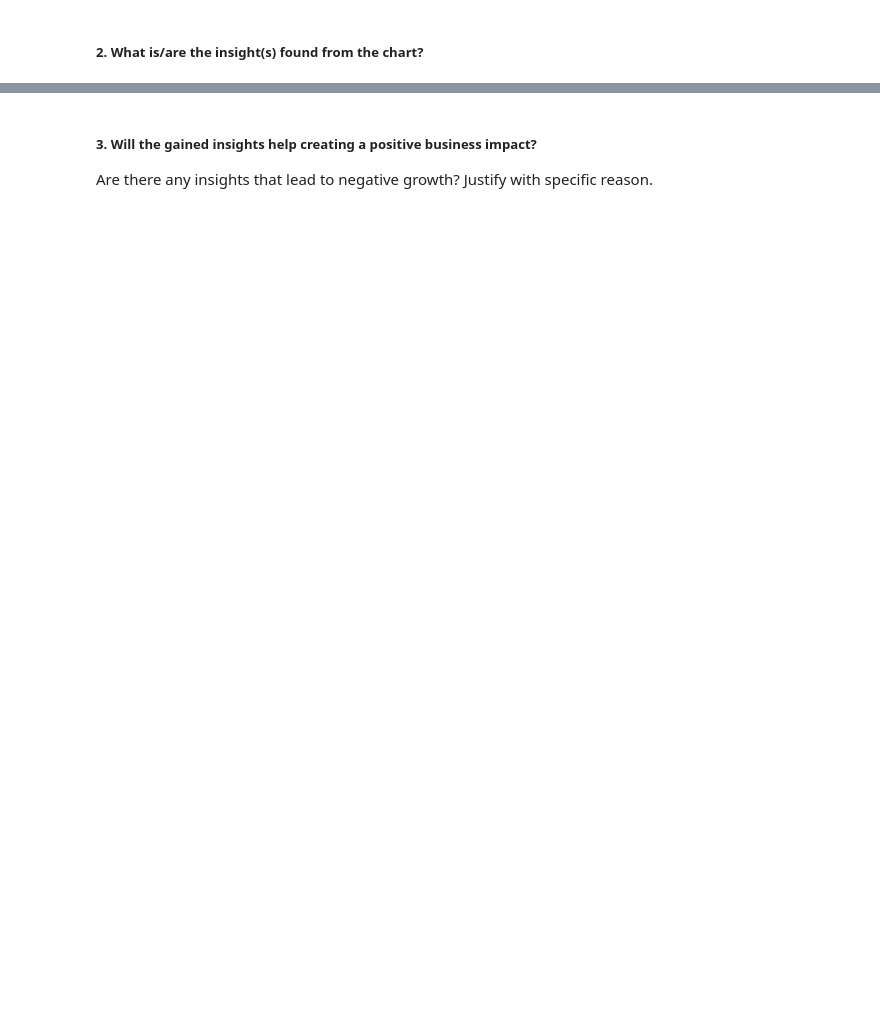
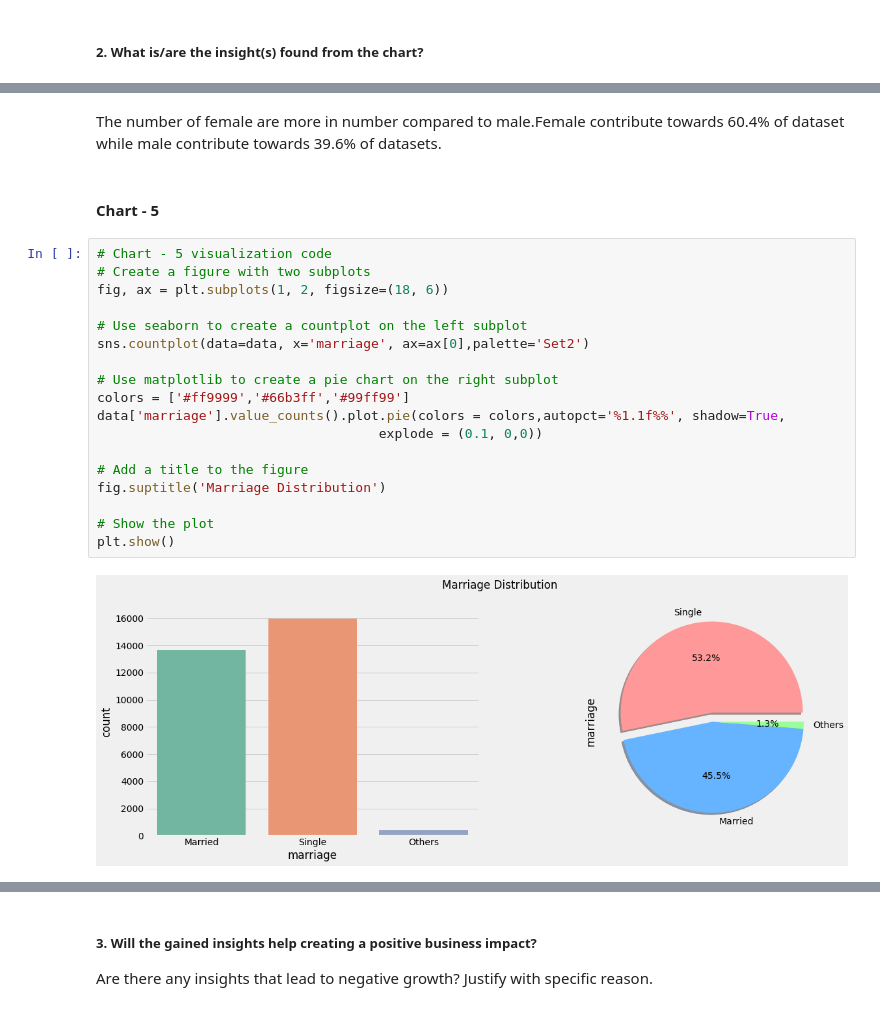
Before and after one commit to thepankaj018/Credit-Card-Default-Prediction, a Jupyter notebook: Credit_Card_Default_Prediction.ipynb, the cells around one changed output, grey strips where cells are left out. Saved outputs shown, nothing was run; the diff lists cells and outputs as text; blank space fills up the shorter version.

```diff
--- a/Credit_Card_Default_Prediction.ipynb
+++ b/Credit_Card_Default_Prediction.ipynb
@@ -417,0 +456,24 @@ Answer Here
+# %% [markdown]
+The number of female are more in number compared to male.Female contribute towards 60.4% of dataset while male contribute towards 39.6% of datasets.
+# %% [markdown]
+#### Chart - 5
+# %%
+# Chart - 5 visualization code
+# Create a figure with two subplots
+fig, ax = plt.subplots(1, 2, figsize=(18, 6))
+
+# Use seaborn to create a countplot on the left subplot
+sns.countplot(data=data, x='marriage', ax=ax[0],palette='Set2')
+
+# Use matplotlib to create a pie chart on the right subplot
+colors = ['#ff9999','#66b3ff','#99ff99']
+data['marriage'].value_counts().plot.pie(colors = colors,autopct='%1.1f%%', shadow=True,
+                                    explode = (0.1, 0,0))
+
+# Add a title to the figure
+fig.suptitle('Marriage Distribution')
+
+# Show the plot
+plt.show()
+# %% [output]
+[figure, added]
```
Also changed, not shown: parts of 111 cells of this notebook.
